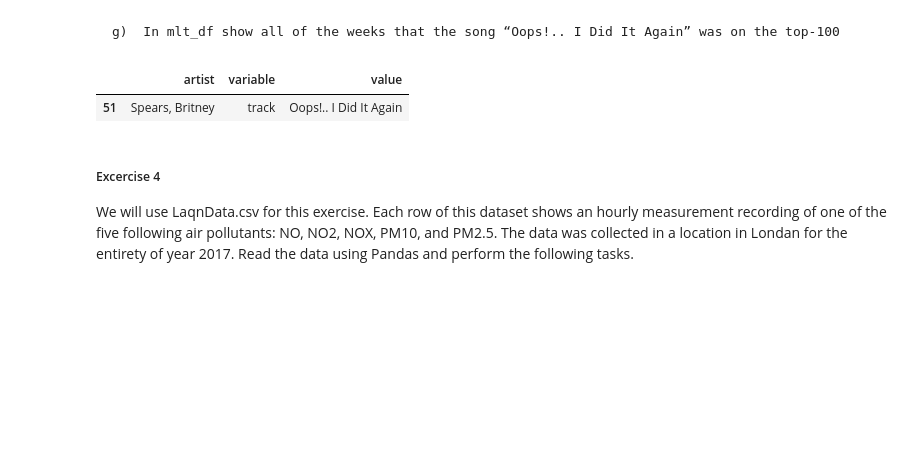
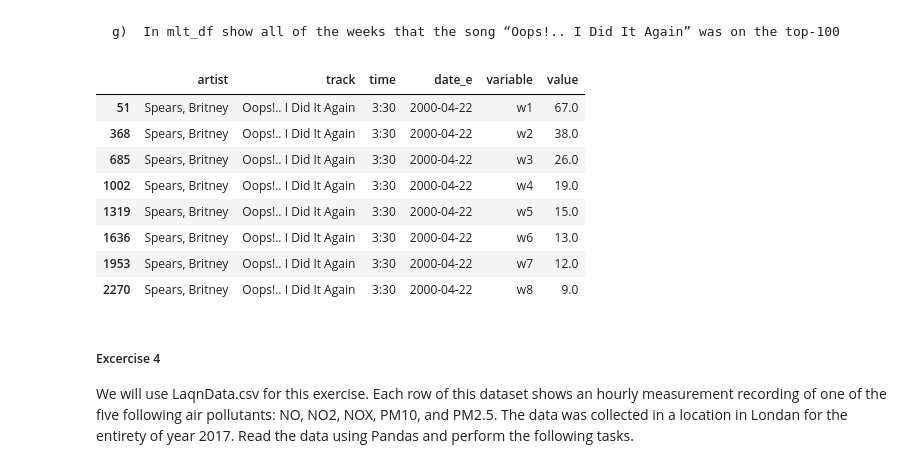
Before and after one commit to ColeDM-2020/Hands-On-Data-INST-447, a Jupyter notebook: Chapter01/Excercises Ch1.ipynb, the cells around one changed output. Saved outputs shown, nothing was run; the diff lists cells and outputs as text; code cells hidden in the pictures; blank space fills up the shorter version.

```diff
--- a/Chapter01/Excercises Ch1.ipynb
+++ b/Chapter01/Excercises Ch1.ipynb
@@ -129,7 +129,8 @@ billboard_df = pd.read_csv('billboard.csv')
     a)	Write one line of code that gives you a great idea of how many null values each column has. If there are any columns that have no non-null values drop them.
 # %%
 print(billboard_df.isnull().sum())
-billboard_df.dropna(1)
+billboard_df = billboard_df.dropna(1,'all')
+billboard_df
 # %% [output]
 artist      0
 track       0
@@ -166,8 +214,8 @@ for columns in billboard_df:
 # %% [markdown]
     c)	The dataset is in wide format, use an appropriate function to switch to a long fromat, and name the melted dataframe mlt_df.
 # %%
-mlt_df = billboard_df.melt(id_vars='artist',
-                           value_vars = ['track', 'time', 'date_e', 'w1'],
+mlt_df = billboard_df.melt(id_vars=['artist', 'track', 'time', 'date_e'],
+                           value_vars = ['w1','w2','w3','w4','w5','w6','w7','w8'],
                            var_name= 'variable',
                            value_name= 'value')
 # %% [markdown]
@@ -238,10 +290,17 @@ mlt_df.query('artist == "Spears, Britney"')
 # %% [markdown]
     g)	In mlt_df show all of the weeks that the song “Oops!.. I Did It Again” was on the top-100
 # %%
-mlt_df.query('value == "Oops!.. I Did It Again"')
+mlt_df.query('track == "Oops!.. I Did It Again"')
 # %% [output]
-|  | artist | variable | value |
-| 51 | Spears, Britney | track | Oops!.. I Did It Again |
+|  | artist | track | time | date_e | variable | value |
+| 51 | Spears, Britney | Oops!.. I Did It Again | 3:30 | 2000-04-22 | w1 | 67.0 |
+| 368 | Spears, Britney | Oops!.. I Did It Again | 3:30 | 2000-04-22 | w2 | 38.0 |
+| 685 | Spears, Britney | Oops!.. I Did It Again | 3:30 | 2000-04-22 | w3 | 26.0 |
+| 1002 | Spears, Britney | Oops!.. I Did It Again | 3:30 | 2000-04-22 | w4 | 19.0 |
+| 1319 | Spears, Britney | Oops!.. I Did It Again | 3:30 | 2000-04-22 | w5 | 15.0 |
+| 1636 | Spears, Britney | Oops!.. I Did It Again | 3:30 | 2000-04-22 | w6 | 13.0 |
+| 1953 | Spears, Britney | Oops!.. I Did It Again | 3:30 | 2000-04-22 | w7 | 12.0 |
+| 2270 | Spears, Britney | Oops!.. I Did It Again | 3:30 | 2000-04-22 | w8 | 9.0 |
 # %% [markdown]
 ##### Excercise 4
 
```
Also changed, not shown: parts of 5 cells of this notebook.
